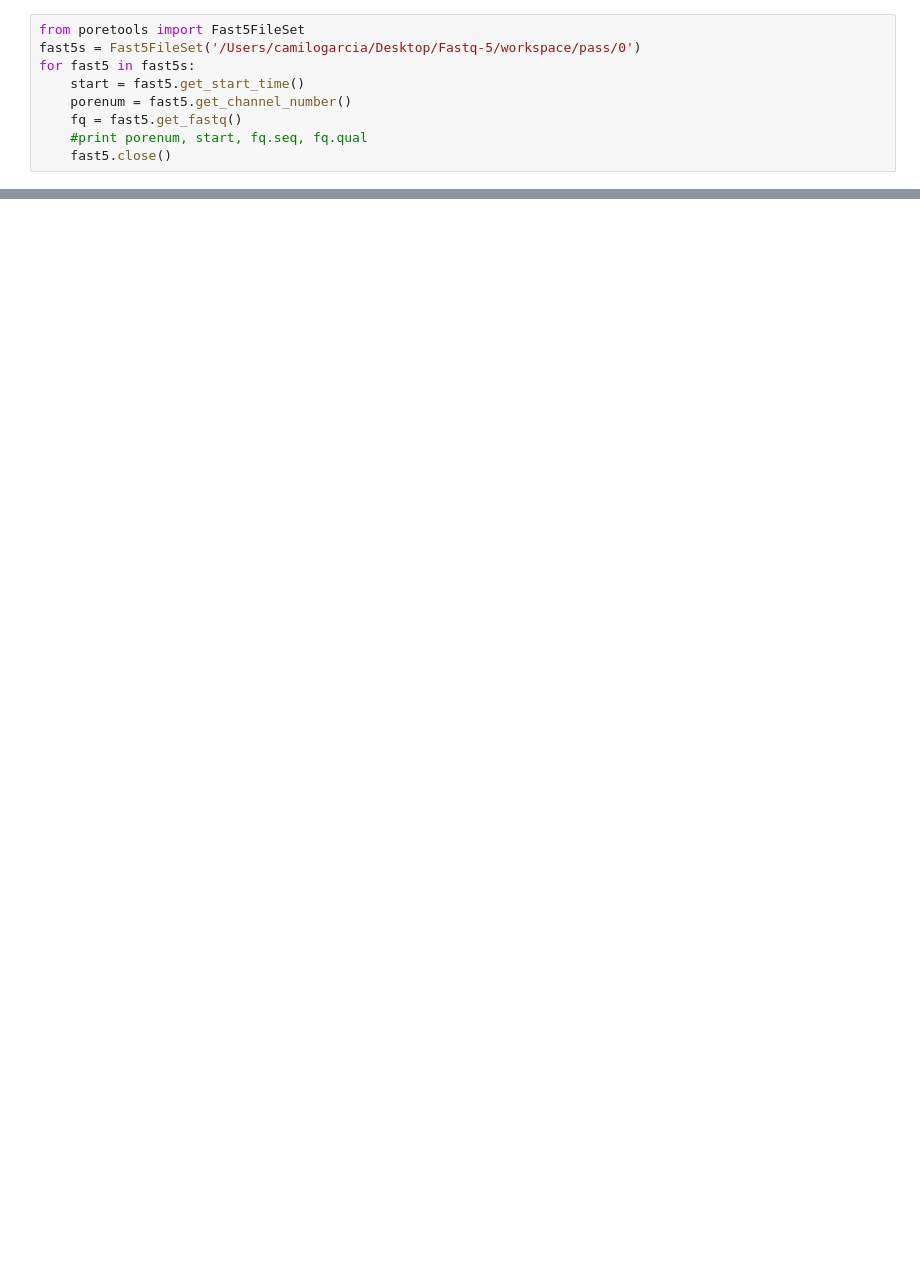
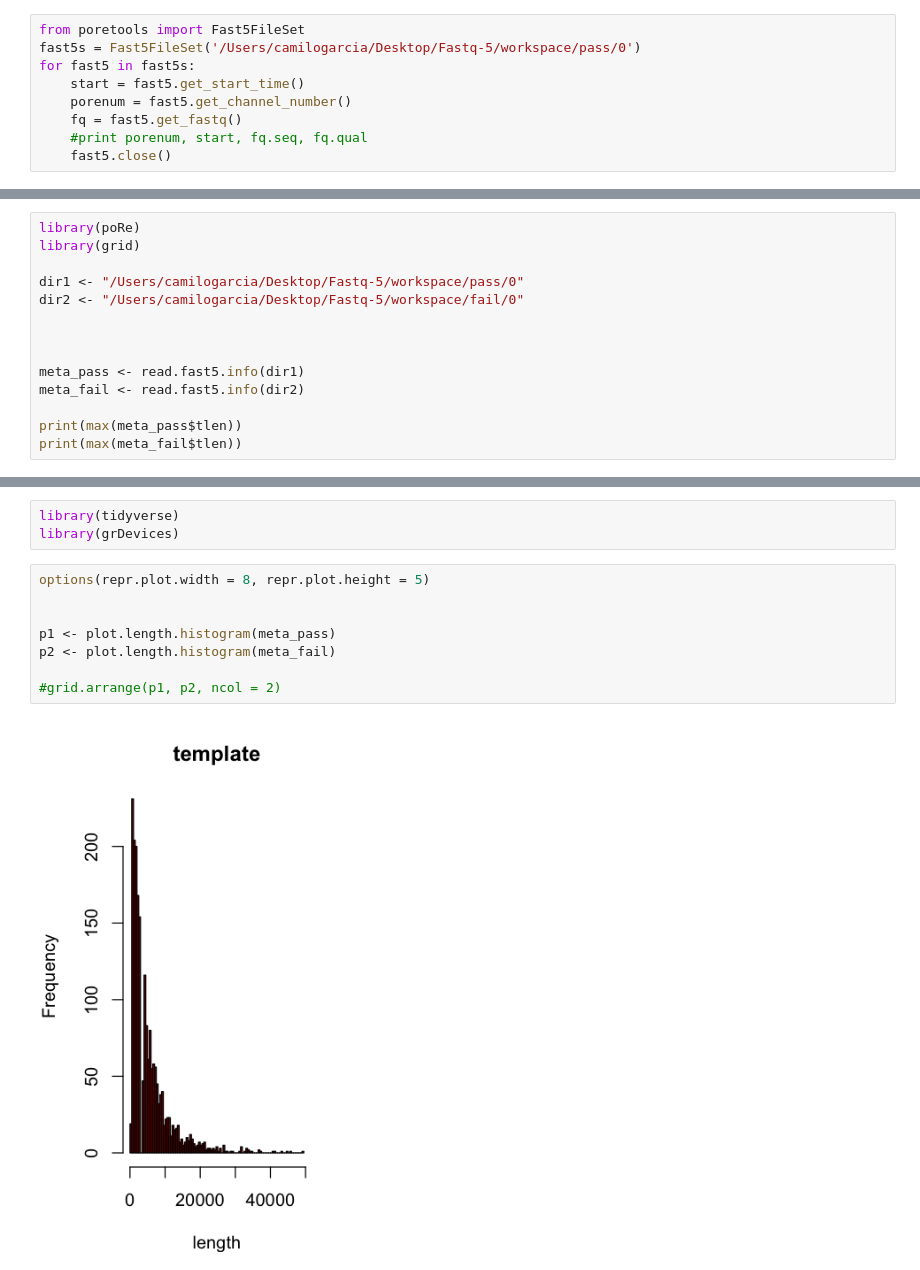
Before and after one commit to mquirogap/Sequences_Analyse_Course, a Jupyter notebook: Taller-Camilo.ipynb, the cells around one changed output, grey strips where cells are left out. Saved outputs shown, nothing was run; the diff lists cells and outputs as text; blank space fills up the shorter version.

```diff
--- a/Taller-Camilo.ipynb
+++ b/Taller-Camilo.ipynb
@@ -146,0 +124,14 @@ for fast5 in fast5s:
+# %%
+library(poRe)
+library(grid)
+
+dir1 <- "/Users/camilogarcia/Desktop/Fastq-5/workspace/pass/0"
+dir2 <- "/Users/camilogarcia/Desktop/Fastq-5/workspace/fail/0"
+
+
+
+meta_pass <- read.fast5.info(dir1)
+meta_fail <- read.fast5.info(dir2)
+
+print(max(meta_pass$tlen))
+print(max(meta_fail$tlen))
@@ -146,0 +158,13 @@ for fast5 in fast5s:
+# %%
+library(tidyverse)
+library(grDevices)
+# %%
+options(repr.plot.width = 8, repr.plot.height = 5)
+
+
+p1 <- plot.length.histogram(meta_pass)
+p2 <- plot.length.histogram(meta_fail)
+
+#grid.arrange(p1, p2, ncol = 2)
+# %% [output]
+[figure, added]
```
Also changed, not shown: parts of 8 cells of this notebook, 1 other file.
